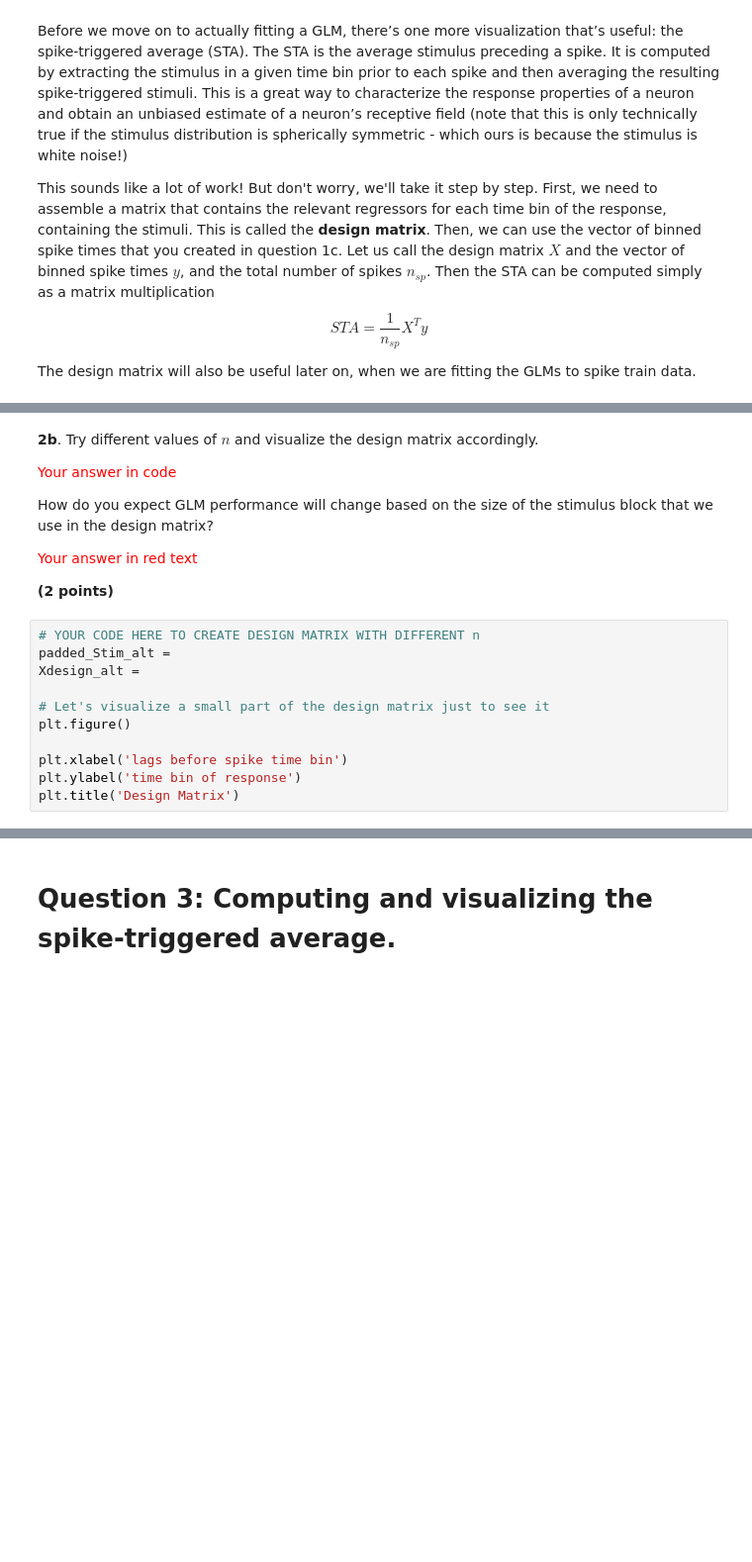
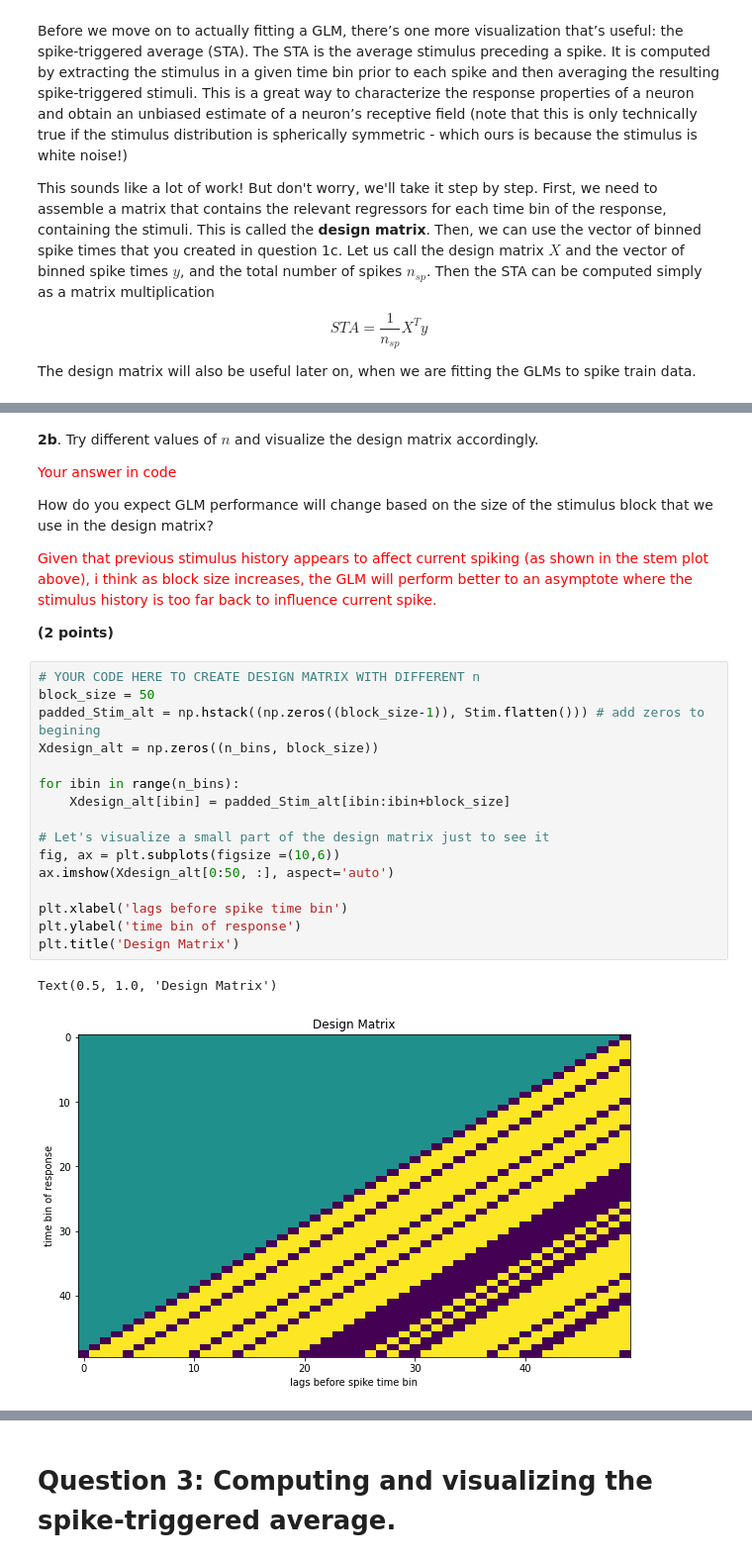
Before and after one commit to jess-breda/Neu537, a Jupyter notebook: neu537hw3/Questions_HW3_NEU437_537_GeneralizedLinearModels.ipynb, the cells around one changed output, grey strips where cells are left out. Shown: that part at 99% size. Cells and saved outputs as stored; diff of their text form; blank space fills up the shorter version.

```diff
--- a/neu537hw3/Questions_HW3_NEU437_537_GeneralizedLinearModels.ipynb
+++ b/neu537hw3/Questions_HW3_NEU437_537_GeneralizedLinearModels.ipynb
@@ -178,17 +212,25 @@ plt.title('Design Matrix')
 
 How do you expect GLM performance will change based on the size of the stimulus block that we use in the design matrix?
 
-<font color="red"> Your answer in red text </font>
+<font color="red"> Given that previous stimulus history appears to affect current spiking (as shown in the stem plot above), i think as block size increases, the GLM will perform better to an asymptote where the stimulus history is too far back to influence current spike. </font>
 
 **(2 points)**
 # %%
 # YOUR CODE HERE TO CREATE DESIGN MATRIX WITH DIFFERENT n
-padded_Stim_alt =
-Xdesign_alt =
+block_size = 50
+padded_Stim_alt = np.hstack((np.zeros((block_size-1)), Stim.flatten())) # add zeros to begining
+Xdesign_alt = np.zeros((n_bins, block_size))
+
+for ibin in range(n_bins):
+    Xdesign_alt[ibin] = padded_Stim_alt[ibin:ibin+block_size]
 
 # Let's visualize a small part of the design matrix just to see it
-plt.figure()
+fig, ax = plt.subplots(figsize =(10,6))
+ax.imshow(Xdesign_alt[0:50, :], aspect='auto')
 
 plt.xlabel('lags before spike time bin')
 plt.ylabel('time bin of response')
 plt.title('Design Matrix')
+# %% [output]
+Text(0.5, 1.0, 'Design Matrix')
+[figure, added]
```
Also changed, not shown: parts of 19 cells of this notebook, 5 other files.
